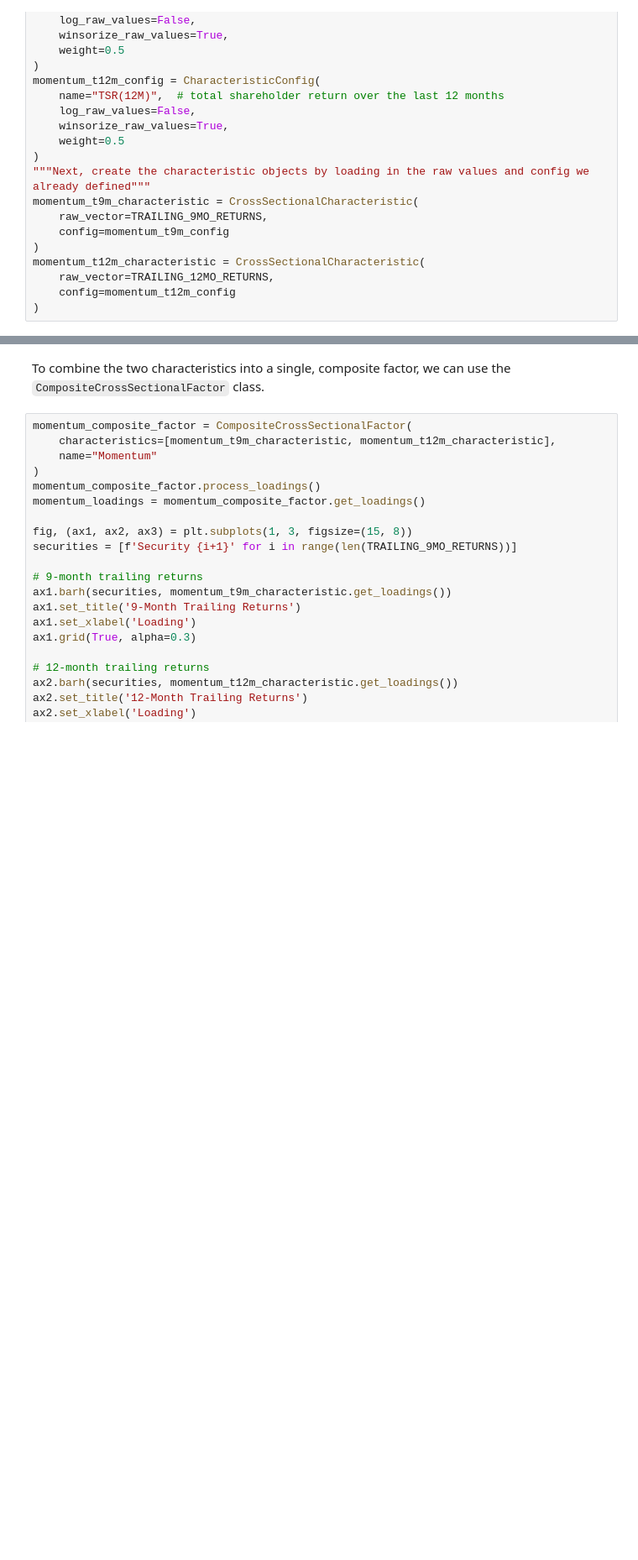
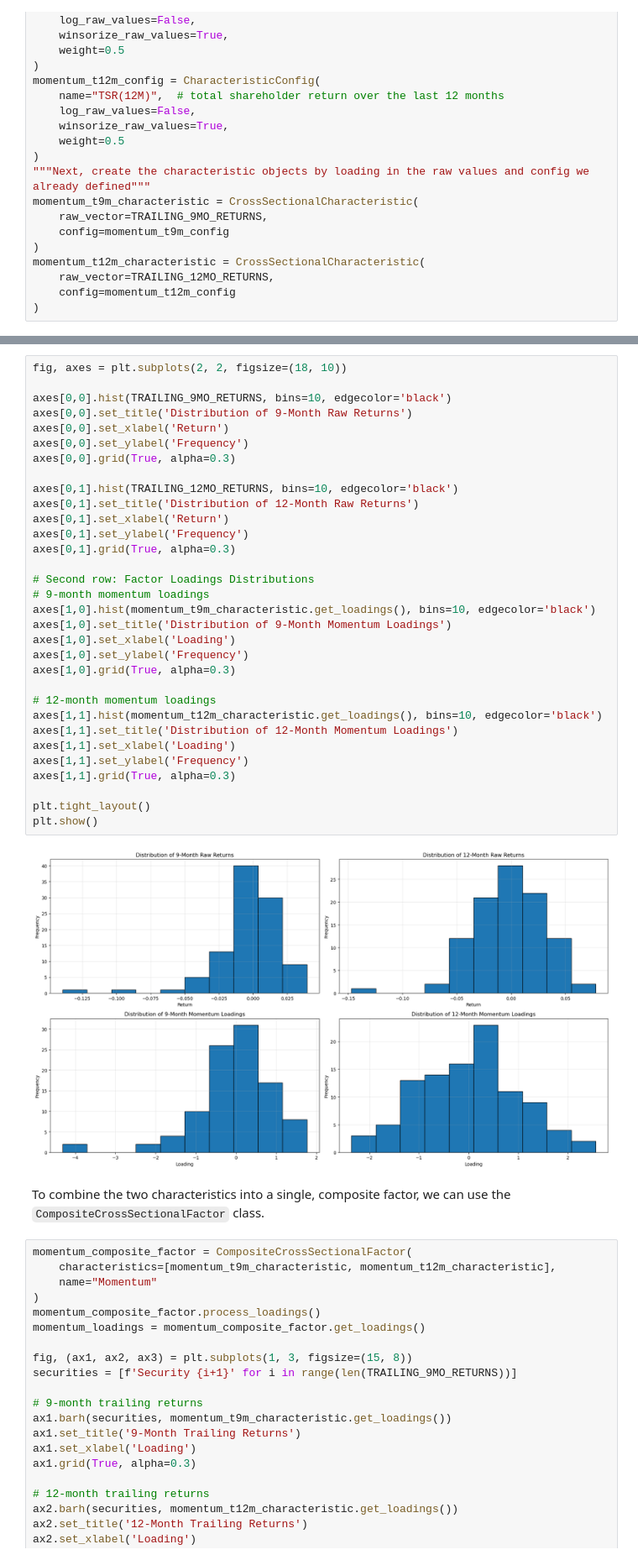
Before and after one commit to milesChild/fmp-factor-model, a Jupyter notebook: cross_sectional_factor.ipynb, the cells around one changed output, grey strips where cells are left out. Shown: that part at 84% size. Drawn from its saved outputs; the diff is of its cells as text; blank space fills up the shorter version.

```diff
--- a/cross_sectional_factor.ipynb
+++ b/cross_sectional_factor.ipynb
@@ -91,3 +136,37 @@ plt.show()
+# %%
+fig, axes = plt.subplots(2, 2, figsize=(18, 10))
+
+axes[0,0].hist(TRAILING_9MO_RETURNS, bins=10, edgecolor='black')
+axes[0,0].set_title('Distribution of 9-Month Raw Returns')
+axes[0,0].set_xlabel('Return')
+axes[0,0].set_ylabel('Frequency')
+axes[0,0].grid(True, alpha=0.3)
+
+axes[0,1].hist(TRAILING_12MO_RETURNS, bins=10, edgecolor='black')
+axes[0,1].set_title('Distribution of 12-Month Raw Returns')
+axes[0,1].set_xlabel('Return')
+axes[0,1].set_ylabel('Frequency')
+axes[0,1].grid(True, alpha=0.3)
+
+# Second row: Factor Loadings Distributions
+# 9-month momentum loadings
+axes[1,0].hist(momentum_t9m_characteristic.get_loadings(), bins=10, edgecolor='black')
+axes[1,0].set_title('Distribution of 9-Month Momentum Loadings')
+axes[1,0].set_xlabel('Loading')
+axes[1,0].set_ylabel('Frequency')
+axes[1,0].grid(True, alpha=0.3)
+
+# 12-month momentum loadings
+axes[1,1].hist(momentum_t12m_characteristic.get_loadings(), bins=10, edgecolor='black')
+axes[1,1].set_title('Distribution of 12-Month Momentum Loadings')
+axes[1,1].set_xlabel('Loading')
+axes[1,1].set_ylabel('Frequency')
+axes[1,1].grid(True, alpha=0.3)
+
+plt.tight_layout()
+plt.show()
+# %% [output]
+[figure, added]
 # %% [markdown]
 To combine the two characteristics into a single, composite factor, we can use the `CompositeCrossSectionalFactor` class.
 # %%
```
Also changed, not shown: parts of 5 cells of this notebook.
